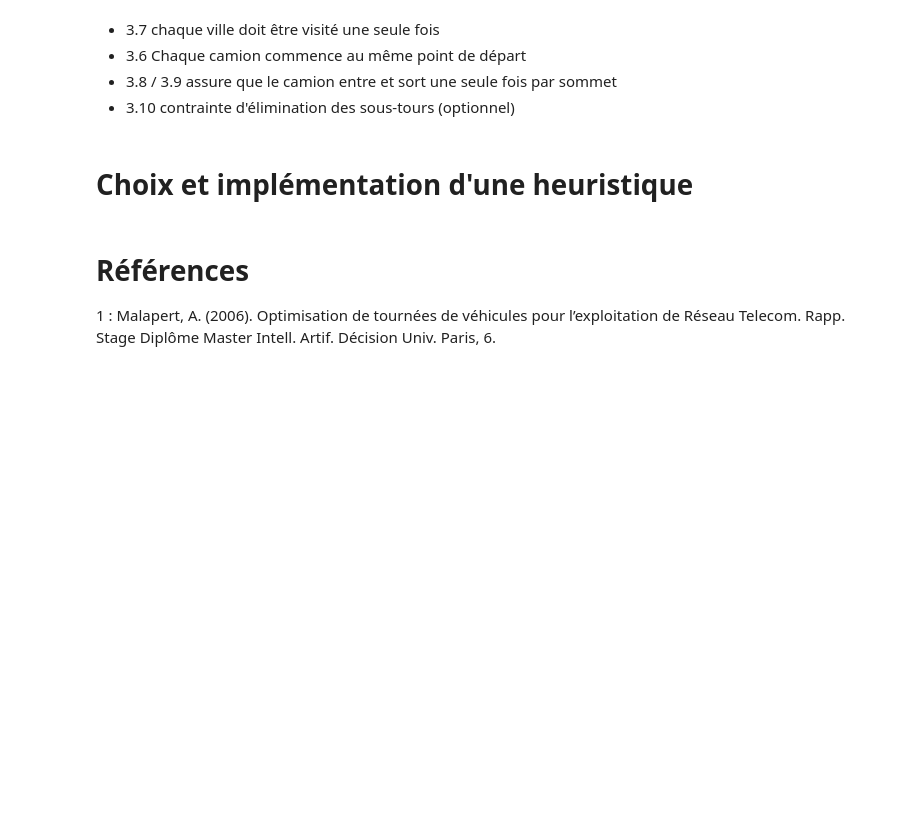
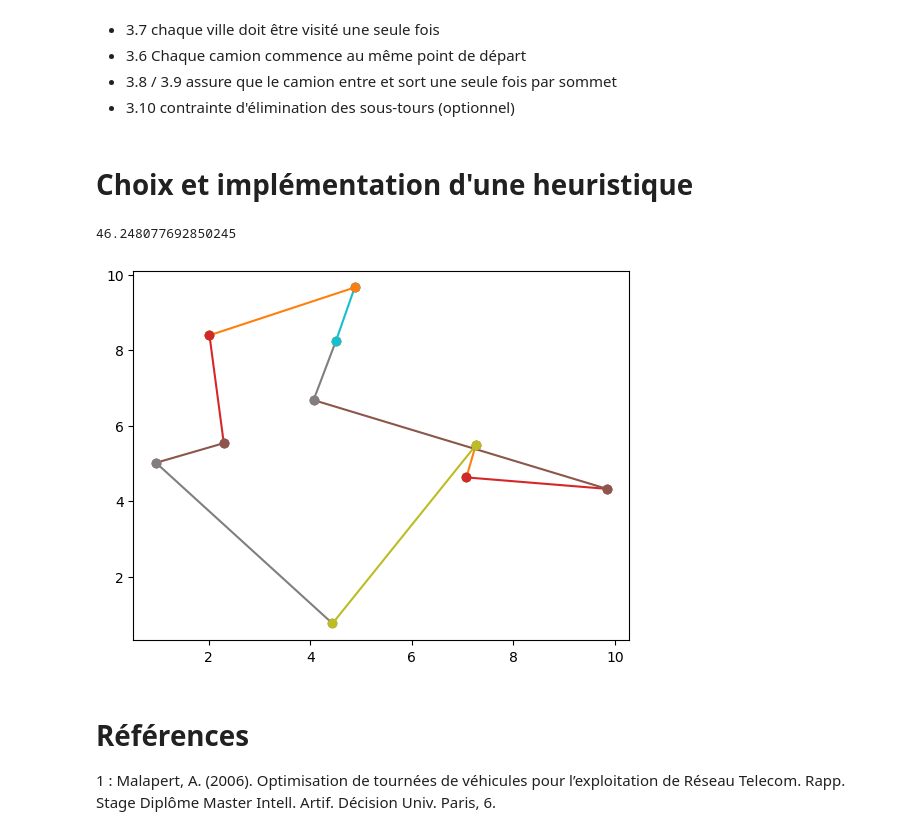
Before and after one commit to alennardos/A3_RO, a Jupyter notebook: Projet.ipynb, the cells around one changed output. Saved outputs shown, nothing was run; the diff lists cells and outputs as text; code cells hidden in the pictures; blank space fills up the shorter version.

```diff
--- a/Projet.ipynb
+++ b/Projet.ipynb
@@ -101,6 +94,69 @@ Le VRP peut être formulé mathématiquement de cette manière [1]
 - 3.10 contrainte d'élimination des sous-tours (optionnel)
 # %% [markdown]
 # **Choix et implémentation d'une heuristique**
+# %%
+import matplotlib.pyplot as plt
+from math import sqrt
+from random import random
+
+
+class Point:
+    def __init__(self, x, y):
+        self.x = x
+        self.y = y
+        self.voision = []
+
+    def arc(self, pointB, plt):
+        if self != pointB:
+            plt.plot((self.x, pointB.x), (self.y, pointB.y), marker = 'o')
+
+    def sommet(self, plt):
+        plt.plot(self.x, self.y,'o')
+
+    def distance(self, pointB):
+        return sqrt((self.x - pointB.x)**2  + (self.y - pointB.y)**2)
+
+points = []
+
+for i in range(10):
+    points.append(Point(x=random()*10, y=random()*10))
+
+def tsp(depart, points, distanceTotal = 0, pointsparc = []):
+    pointsparc.append(depart)
+    if len(pointsparc) == 10:
+        return (distanceTotal + pointsparc[-2].distance(depart), pointsparc)
+
+    min = 1000000000000
+    voisin = None
+    for p in points:
+        if not p in pointsparc:
+            distance = depart.distance(p)
+            if distance < min:
+                min = distance
+                voisin = p
+
+    return tsp(voisin, points, distanceTotal+distance, pointsparc)
+
+res = tsp(points[0], points)
+
+distance = res[0]
+
+for i in range(len(res[1])-1):
+    res[1][i].sommet(plt)
+    res[1][i].arc(res[1][i+1], plt)
+
+res[1][0].arc(res[1][-1], plt)
+
+print(distance)
+
+# for p in points:
+#     p.sommet(plt)
+#     points[5].arc(p, plt)
+
+plt.show()
+# %% [output]
+46.248077692850245
+[figure, added]
 # %% [markdown]
 # **Références**
 1 : Malapert, A. (2006). Optimisation de tournées de véhicules pour l’exploitation de Réseau Telecom. Rapp. Stage Diplôme Master Intell. Artif. Décision Univ. Paris, 6.
```
Also changed, not shown: parts of 1 cell of this notebook, 1 other file.
